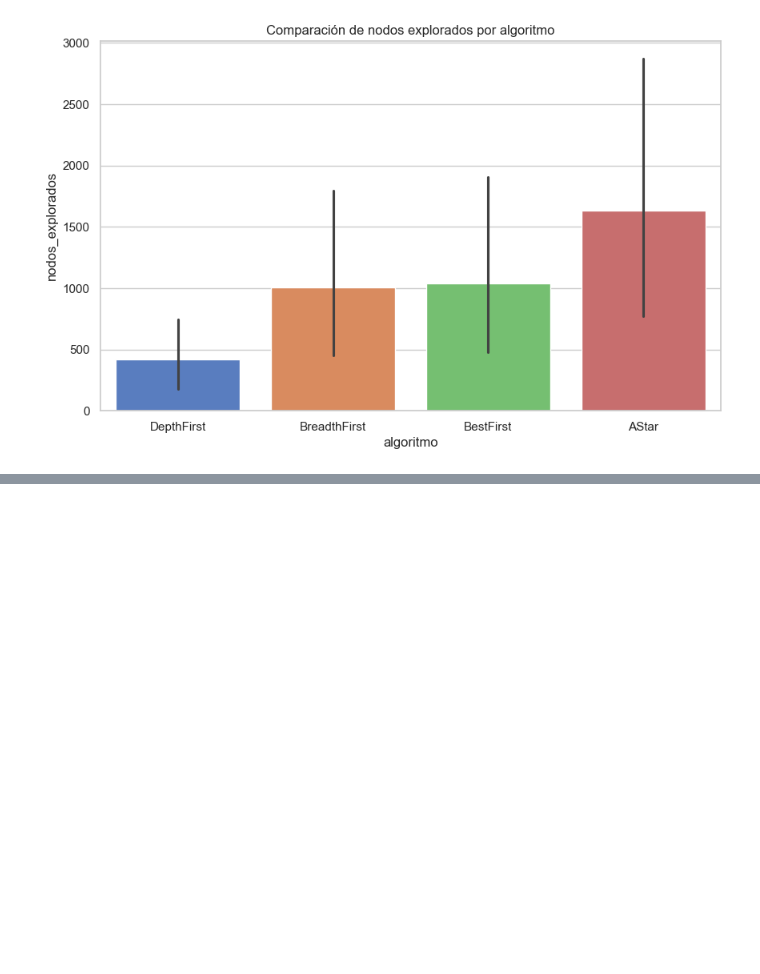
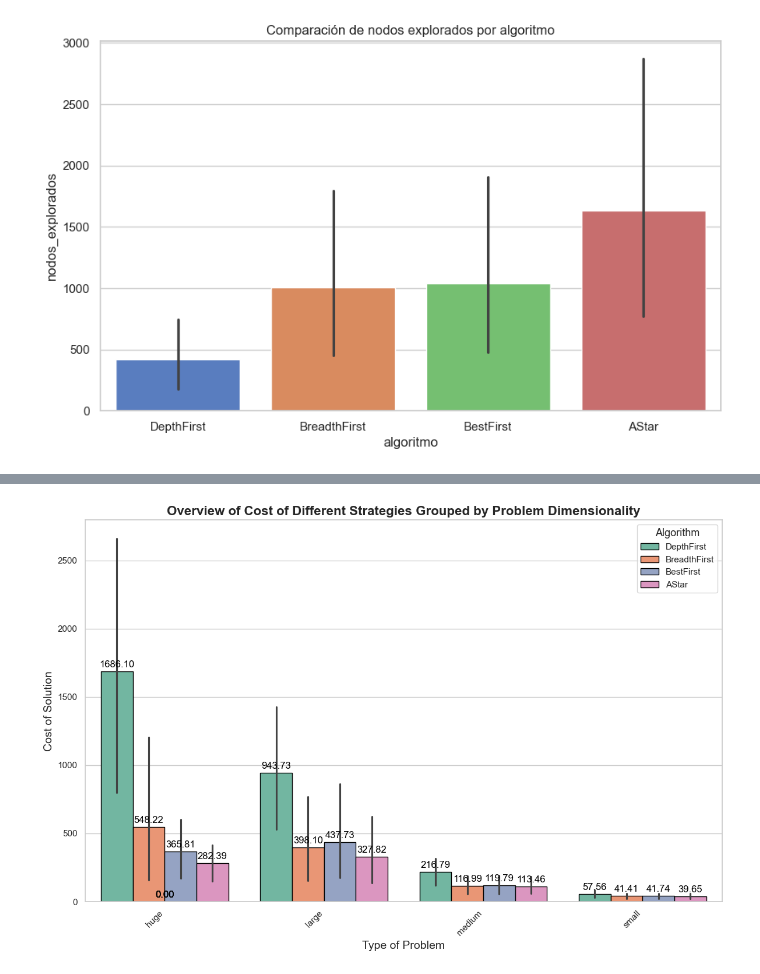
Before and after one commit to Agustin-dotcom/Google-Maps, a Jupyter notebook: Untitled.ipynb, the cells around one changed output, grey strips where cells are left out. Saved outputs shown, nothing was run; the diff lists cells and outputs as text; code cells hidden in the pictures; blank space fills up the shorter version.

Commit message:
Ya funciona la BBDD e incluso he puesto algunas gráficas muy chulas. Me he pasado a RStudio para hace gráficas más bonitas porque en Python no controlo tanto

```diff
--- a/Untitled.ipynb
+++ b/Untitled.ipynb
@@ -100,0 +103,61 @@ ValueError: Could not interpret value `type_of_problem` for `x`. An entry with t
+# %%
+import os
+import sqlite3
+import pandas as pd
+import matplotlib.pyplot as plt
+import seaborn as sns
+
+# Cambiar directorio al de la base de datos
+os.chdir('C:\\googleMapsVS\\Google-Maps')
+
+# Ruta de la base de datos
+__file__ = "resultados_programa.db"
+BASE_DIR = os.path.dirname(os.path.abspath(__file__))
+db_path = os.path.join(BASE_DIR, "resultados_programa.db")
+
+# Conectarse a la base de datos
+with sqlite3.connect(db_path) as conn:
+    c = conn.cursor()
+
+    # Leer los datos en un DataFrame de pandas
+    df = pd.read_sql_query("SELECT * FROM resultados", conn)
+
+# Cerrar la conexión a la base de datos
+conn.close()
+
+# Configurar estilo de Seaborn
+sns.set(style="whitegrid")
+
+# Crear figura con un tamaño más grande
+plt.figure(figsize=(12,8))
+
+# Elegir una paleta de colores más vibrante
+palette = sns.color_palette("Set2")
+
+# Graficar costo de solución por tipo de problema y algoritmo
+ax = sns.barplot(x='typeOfProblem', y='SolutionCost', hue='algorithm', data=df, palette=palette, edgecolor="black")
+
+# Agregar título y etiquetas a la gráfica
+plt.title('Overview of Cost of Different Strategies Grouped by Problem Dimensionality', fontsize=16, fontweight='bold')
+plt.xlabel('Type of Problem', fontsize=14)
+plt.ylabel('Cost of Solution', fontsize=14)
+
+# Rotar las etiquetas del eje X para que sean más legibles si son largas
+plt.xticks(rotation=45, ha='right')
+
+# Añadir los valores en cada barra
+for p in ax.patches:
+    ax.annotate(f'{p.get_height():.2f}', (p.get_x() + p.get_width() / 2., p.get_height()),
+                ha='center', va='baseline', fontsize=12, color='black', xytext=(0, 5),
+                textcoords='offset points')
+
+# Mejorar la leyenda
+plt.legend(title='Algorithm', title_fontsize='13', fontsize='11')
+
+# Ajustar los márgenes para que todo se vea bien
+plt.tight_layout()
+
+# Mostrar la gráfica
+plt.show()
+# %% [output]
+[figure, added]
```
Also changed, not shown: parts of 3 cells of this notebook, 9 other files.
